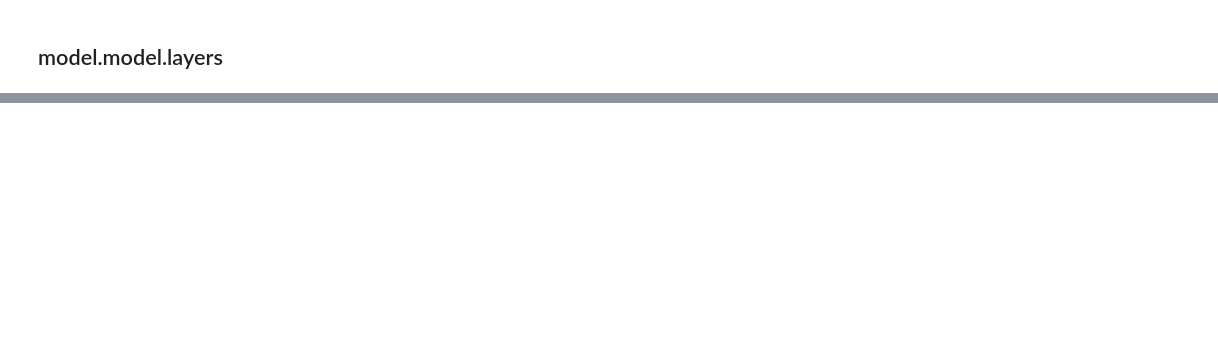
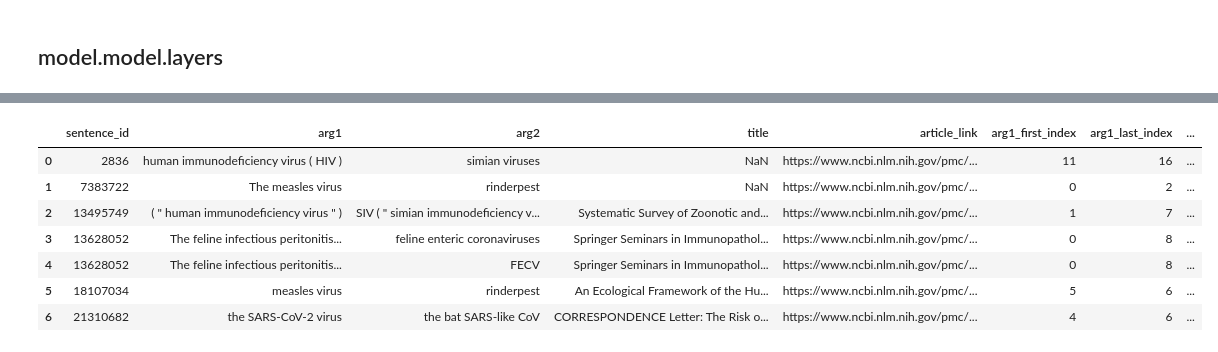
Before and after one commit to shauli-ravfogel/covid-alignment-supervised, a Jupyter notebook: learn_metric_model-siamese.ipynb, the cells around one changed output, grey strips where cells are left out. Drawn from its saved outputs; the diff is of its cells as text; code cells hidden in the pictures; blank space fills up the shorter version.

```diff
--- a/learn_metric_model-siamese.ipynb
+++ b/learn_metric_model-siamese.ipynb
@@ -898,0 +940,2 @@ data[0]
+# %%
+spike_df = spike_queries.perform_query(query, dataset_name, num_results, query_type)
@@ -899,3 +1099,15 @@ data[0]
+# %%
+s = spike_df["sentence_text"].tolist()
+spike_df[spike_df["sentence_text"] != data_dev[2]["second"]]
+# %% [output]
+|  | sentence_id | arg1 | arg2 | title | article_link | arg1_first_index | arg1_last_index | ... |
+| 0 | 2836 | human immunodeficiency virus ( HIV ) | simian viruses | NaN | https://www.ncbi.nlm.nih.gov/pmc/... | 11 | 16 | ... |
+| 1 | 7383722 | The measles virus | rinderpest | NaN | https://www.ncbi.nlm.nih.gov/pmc/... | 0 | 2 | ... |
+| 2 | 13495749 | ( " human immunodeficiency virus " ) | SIV ( " simian immunodeficiency v... | Systematic Survey of Zoonotic and... | https://www.ncbi.nlm.nih.gov/pmc/... | 1 | 7 | ... |
+| 3 | 13628052 | The feline infectious peritonitis... | feline enteric coronaviruses | Springer Seminars in Immunopathol... | https://www.ncbi.nlm.nih.gov/pmc/... | 0 | 8 | ... |
+| 4 | 13628052 | The feline infectious peritonitis... | FECV | Springer Seminars in Immunopathol... | https://www.ncbi.nlm.nih.gov/pmc/... | 0 | 8 | ... |
+| 5 | 18107034 | measles virus | rinderpest | An Ecological Framework of the Hu... | https://www.ncbi.nlm.nih.gov/pmc/... | 5 | 6 | ... |
+| 6 | 21310682 | the SARS-CoV-2 virus | the bat SARS-like CoV | CORRESPONDENCE Letter: The Risk o... | https://www.ncbi.nlm.nih.gov/pmc/... | 4 | 6 | ... |
 # %%
 
 sent = train_dataset[0][0]
```
Also changed, not shown: parts of 22 cells of this notebook.
